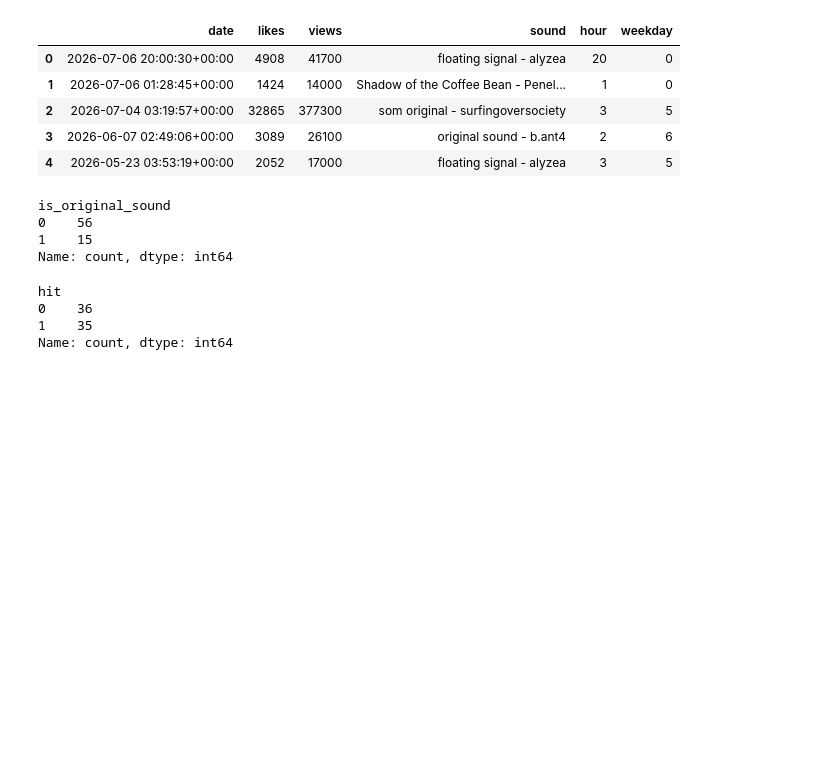
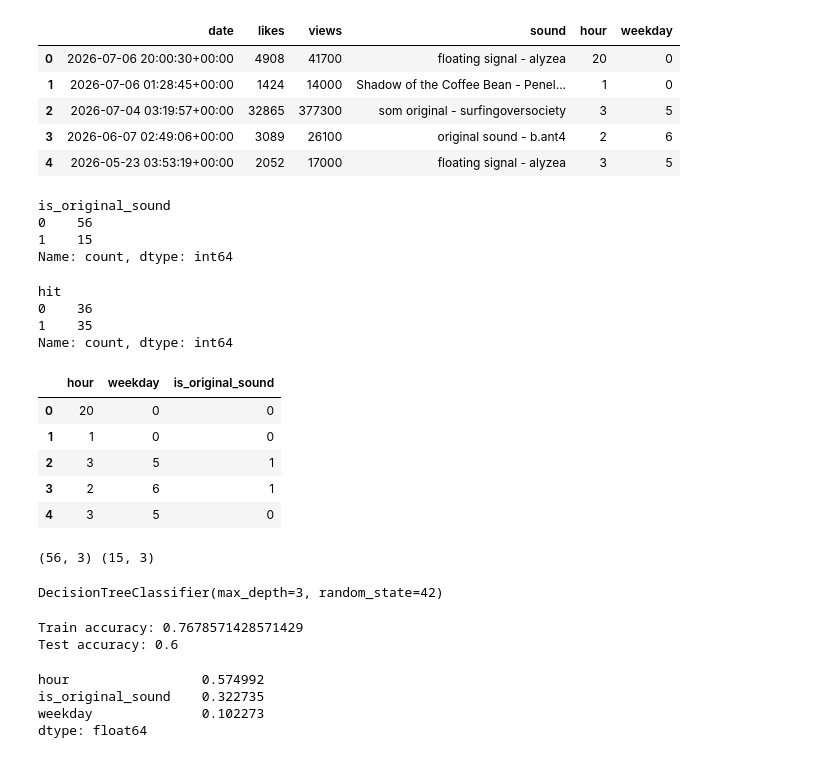
Before and after one commit to nicholassukhdeo1/TikTok_Performance_Predictor, a Jupyter notebook: model.ipynb, the cells around one changed output. Cells and saved outputs as stored; diff of their text form; code cells hidden in the pictures; blank space fills up the shorter version.

Commit message:
added a decisiontree [rediction model able to ask 3 questions in order to make a prediction on if one of my videos would be successful or not based on the time it was posted

```diff
--- a/model.ipynb
+++ b/model.ipynb
@@ -44,3 +44,71 @@ hit
 0    36
 1    35
 Name: count, dtype: int64
+# %%
+features = ["hour", "weekday", "is_original_sound"]
+# x contains all the variables i know BEFORE posting..
+X = df[features]
+
+#y is the variable im trying to predict. like will this video be a hit?
+y = df["hit"]
+
+X.head()
+# %% [output]
+|  | hour | weekday | is_original_sound |
+| 0 | 20 | 0 | 0 |
+| 1 | 1 | 0 | 0 |
+| 2 | 3 | 5 | 1 |
+| 3 | 2 | 6 | 1 |
+| 4 | 3 | 5 | 0 |
+# %%
+# test size means that im only testing 20% of data size.
+# the four outputs are inputs and answers for each group.
+#whats prints is the quick rundown on what exactly we're testing here.
+# 56 videos, 15 test vids, 3 features to examine here
+
+from sklearn.model_selection import train_test_split
+X_train, X_test, y_train, y_test = train_test_split(
+    X, y, test_size=0.2, random_state=42
+)
+
+print(X_train.shape, X_test.shape)
+# %% [output]
+(56, 3) (15, 3)
+# %%
+#train the tree
+from sklearn.tree import DecisionTreeClassifier
+
+#create decisiontree model, keeping the max depth shallow since we dont have a huge
+# sample to work with.
+model = DecisionTreeClassifier(max_depth=3,random_state=42)
+model.fit(X_train, y_train)
+# %% [output]
+DecisionTreeClassifier(max_depth=3, random_state=42)
+# %%
+#how accurate/on point were decision tree's predictions?
+
+from sklearn.metrics import accuracy_score
+print("Train accuracy:", accuracy_score(y_train, model.predict(X_train)))
+print("Test accuracy:", accuracy_score(y_test, model.predict(X_test)))
+
+# from what we observed, since the test/train accuracies weren't too far off..
+# and they weren't near 0.5, the time you post ever so slightly influences
+# video performance based on the sample we trained the model off of.
+# %% [output]
+Train accuracy: 0.7678571428571429
+Test accuracy: 0.6
+# %%
+#which clue was most useful for the prediction model's predictions? scores between
+# 0 and 1. lets figure it out chat
+
+
+importances = pd.Series(
+    model.feature_importances_, index=features
+).sort_values(ascending=False)
+
+importances
+# %% [output]
+hour                 0.574992
+is_original_sound    0.322735
+weekday              0.102273
+dtype: float64
```
